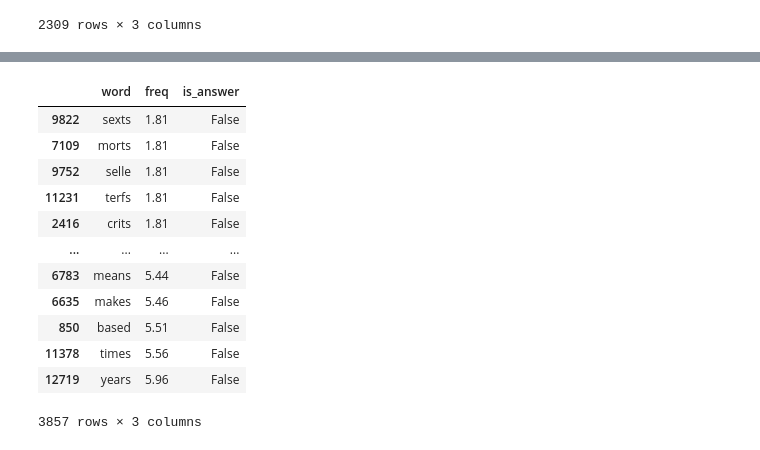
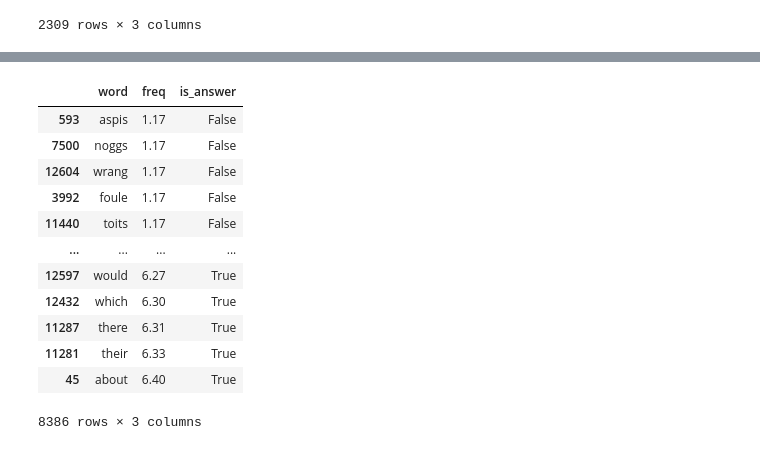
Before and after one commit to cunananm2000/WordleBot, a Jupyter notebook: WordAnalysis.ipynb, the cells around one changed output, grey strips where cells are left out. Cells and saved outputs as stored; diff of their text form; code cells hidden in the pictures.

```diff
--- a/WordAnalysis.ipynb
+++ b/WordAnalysis.ipynb
@@ -65,21 +65,21 @@ bop.show(p)
 [interactive output not drawn]
 [interactive output not drawn]
 # %%
-df[(df['freq'] > 1.8)&(~df['is_answer'])]
+df[(df['freq'] >= 1.17)]
 # %% [output]
 |  | word | freq | is_answer |
-| 9822 | sexts | 1.81 | False |
-| 7109 | morts | 1.81 | False |
-| 9752 | selle | 1.81 | False |
-| 11231 | terfs | 1.81 | False |
-| 2416 | crits | 1.81 | False |
+| 593 | aspis | 1.17 | False |
+| 7500 | noggs | 1.17 | False |
+| 12604 | wrang | 1.17 | False |
+| 3992 | foule | 1.17 | False |
+| 11440 | toits | 1.17 | False |
 | ... | ... | ... | ... |
-| 6783 | means | 5.44 | False |
-| 6635 | makes | 5.46 | False |
-| 850 | based | 5.51 | False |
-| 11378 | times | 5.56 | False |
-| 12719 | years | 5.96 | False |
+| 12597 | would | 6.27 | True |
+| 12432 | which | 6.30 | True |
+| 11287 | there | 6.31 | True |
+| 11281 | their | 6.33 | True |
+| 45 | about | 6.40 | True |
-3857 rows × 3 columns
+8386 rows × 3 columns
 # %%
 # import sys
 # a = sys.stdout
```
Also changed, not shown: parts of 1 cell of this notebook, 14 other files.
